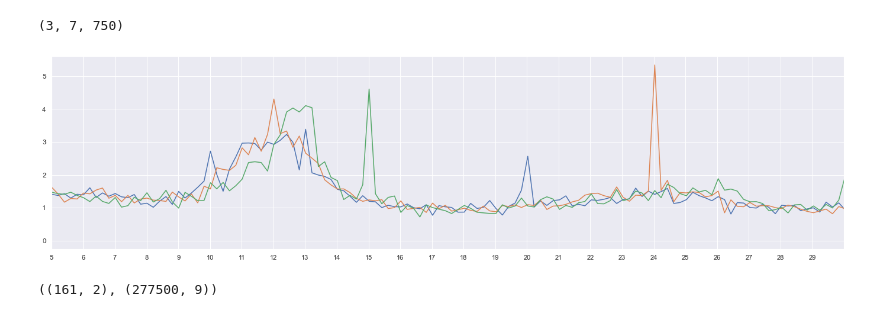
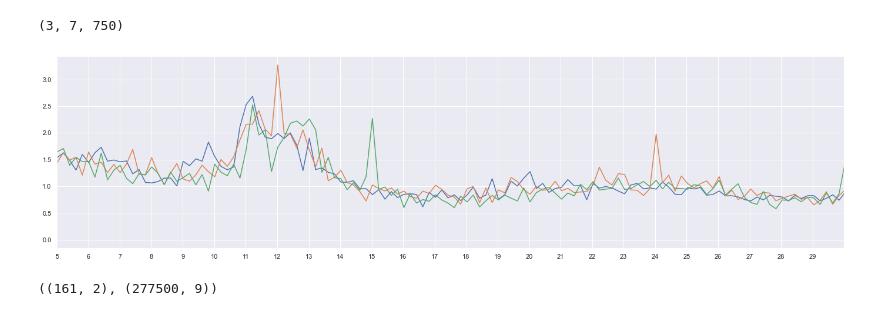
Before and after one commit to NeuroTech-UCSD/Oz-Speller, a Jupyter notebook: notebooks/Pilot_Data_Analysis[Simon].ipynb, the cells around one changed output. Saved outputs shown, nothing was run; the diff lists cells and outputs as text; code cells hidden in the pictures.

```diff
--- a/notebooks/Pilot_Data_Analysis[Simon].ipynb
+++ b/notebooks/Pilot_Data_Analysis[Simon].ipynb
@@ -549,13 +549,13 @@ psd.shape
 # %%
 plt.figure(figsize=(24, 6))
 ax = plt.subplot()
 ax.set_xlim(5, 30)
-sns.lineplot(x=freqs, y=psd[0,3,:], ax=ax)
-sns.lineplot(x=freqs, y=psd[1,3,:], ax=ax)
-sns.lineplot(x=freqs, y=psd[2,3,:], ax=ax)
+sns.lineplot(x=freqs, y=psd[0,2,:], ax=ax)
+sns.lineplot(x=freqs, y=psd[1,2,:], ax=ax)
+sns.lineplot(x=freqs, y=psd[2,2,:], ax=ax)
 plt.xticks(range(5,30));
 # %% [output]
-[figure, old version]
+[figure, new version]
 # %%
 eeg14 = pd.read_csv(data_path + 'pilot_eeg14.csv').astype(float)
 meta14 = np.loadtxt(data_path + 'pilot_meta14.csv', delimiter=',', dtype=float)
```
Also changed, not shown: parts of 16 cells of this notebook, 13 other files.
